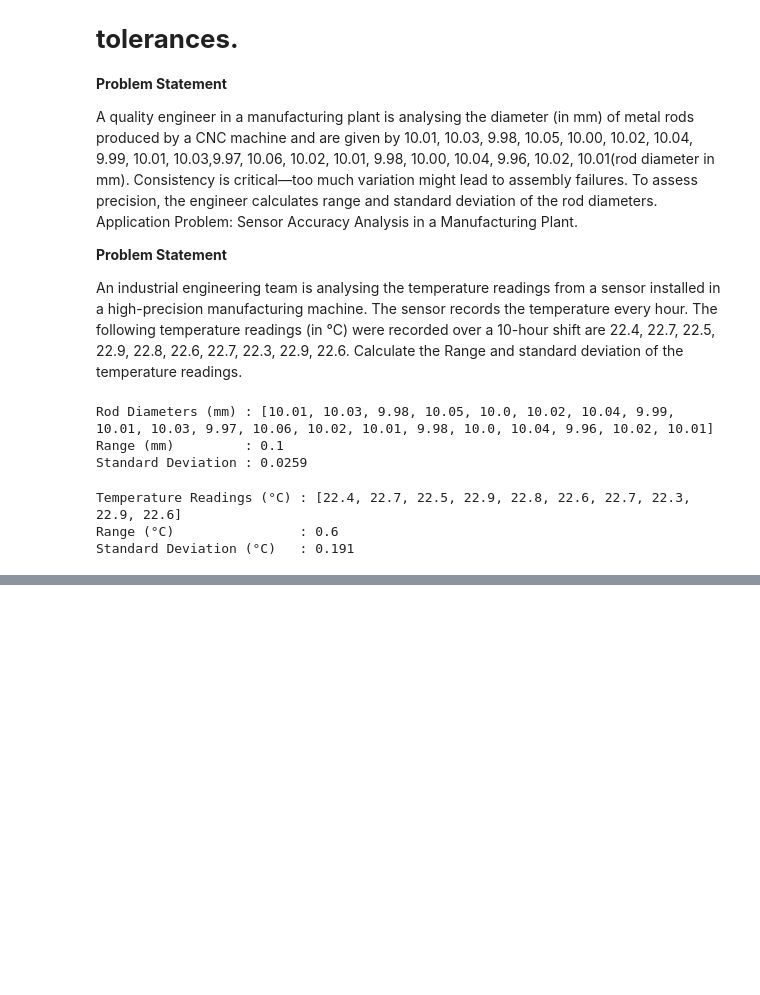
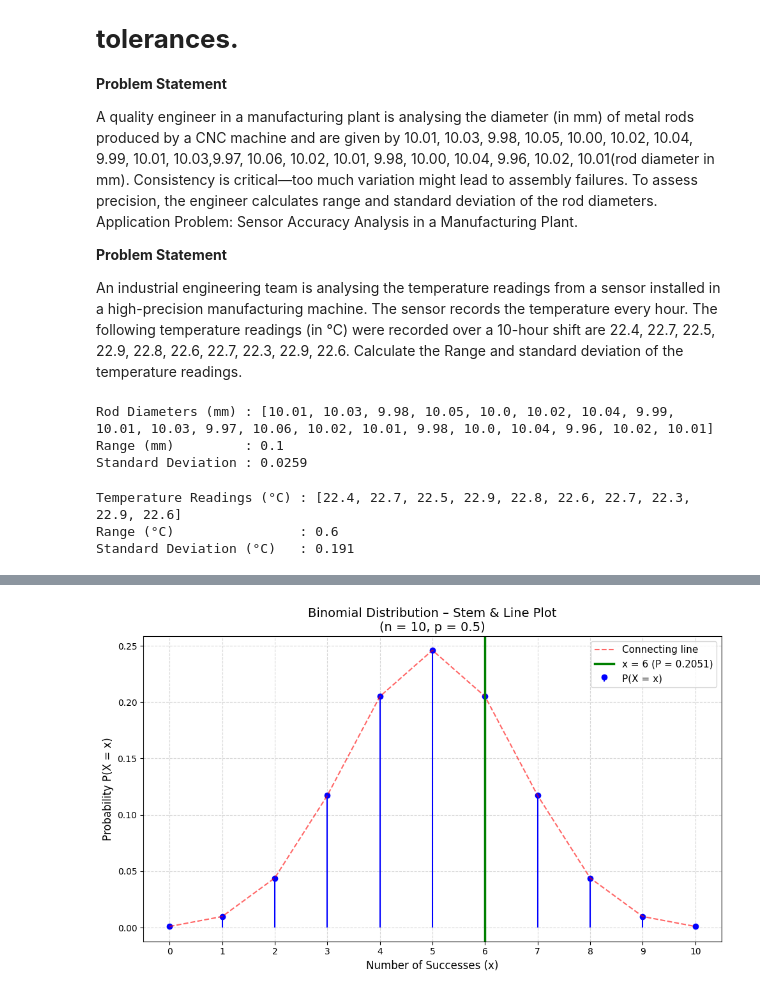
Before and after one commit to princz003/S4lab_data, a Jupyter notebook: Probability&Random_process_for_eng_maths.ipynb, the cells around one changed output, grey strips where cells are left out. Cells and saved outputs as stored; diff of their text form; code cells hidden in the pictures; blank space fills up the shorter version.

```diff
--- a/Probability&Random_process_for_eng_maths.ipynb
+++ b/Probability&Random_process_for_eng_maths.ipynb
@@ -1603,0 +1728,21 @@ Standard Deviation (°C)   : 0.191
+# %%
+# Alternative 1: Stem + Line plot (very common in probability textbooks)
+
+plt.figure(figsize=(10, 6))
+plt.stem(possible_x, pmf_values, linefmt='b-', markerfmt='bo', basefmt=' ',
+         label='P(X = x)')
+plt.plot(possible_x, pmf_values, 'r--', alpha=0.6, label='Connecting line')
+
+plt.axvline(x=x, color='green', linestyle='-', linewidth=2.5,
+            label=f'x = {x} (P = {probability:.4f})')
+
+plt.title(f'Binomial Distribution – Stem & Line Plot\n(n = {n}, p = {p})', fontsize=14)
+plt.xlabel('Number of Successes (x)', fontsize=12)
+plt.ylabel('Probability P(X = x)', fontsize=12)
+plt.xticks(possible_x)
+plt.grid(True, linestyle='--', alpha=0.5)
+plt.legend(fontsize=11)
+plt.tight_layout()
+plt.show()
+# %% [output]
+[figure, added]
```
Also changed, not shown: parts of 15 cells of this notebook.
